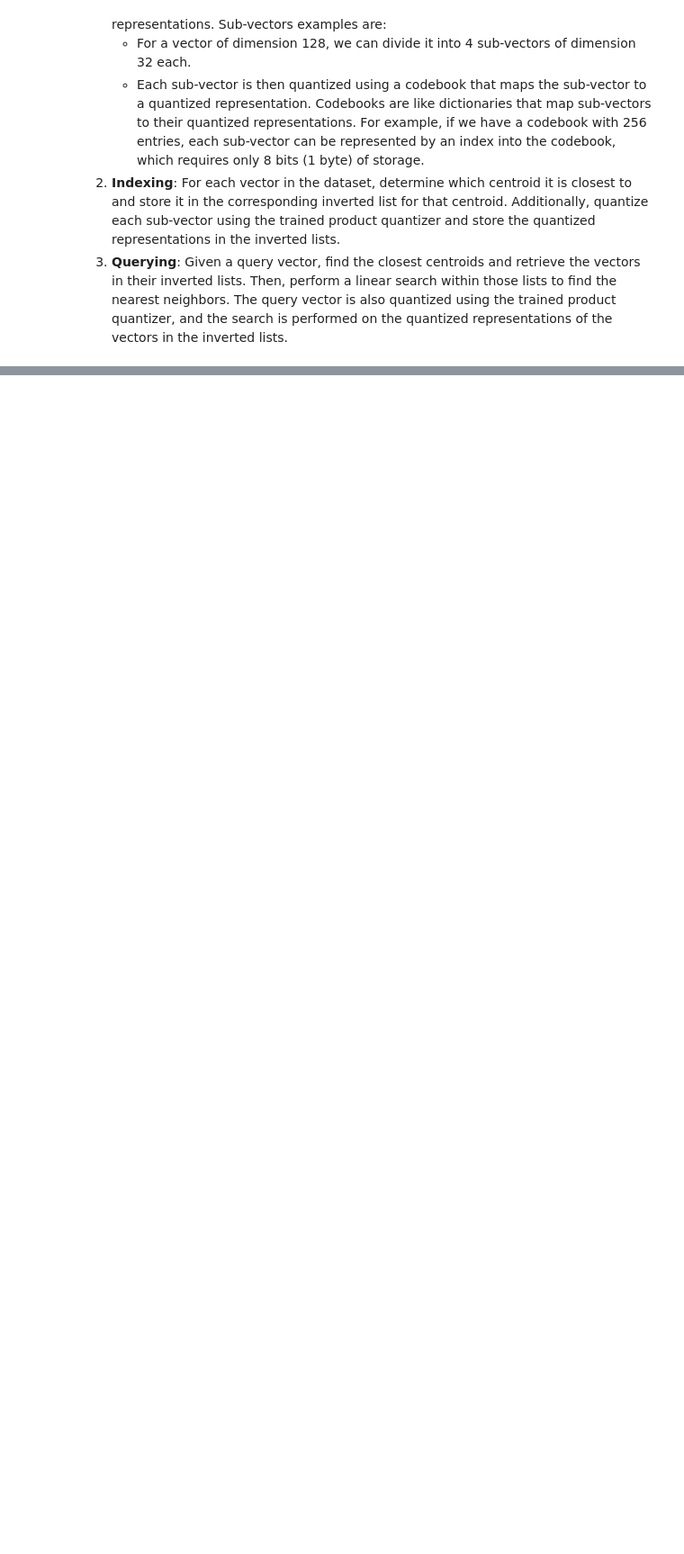
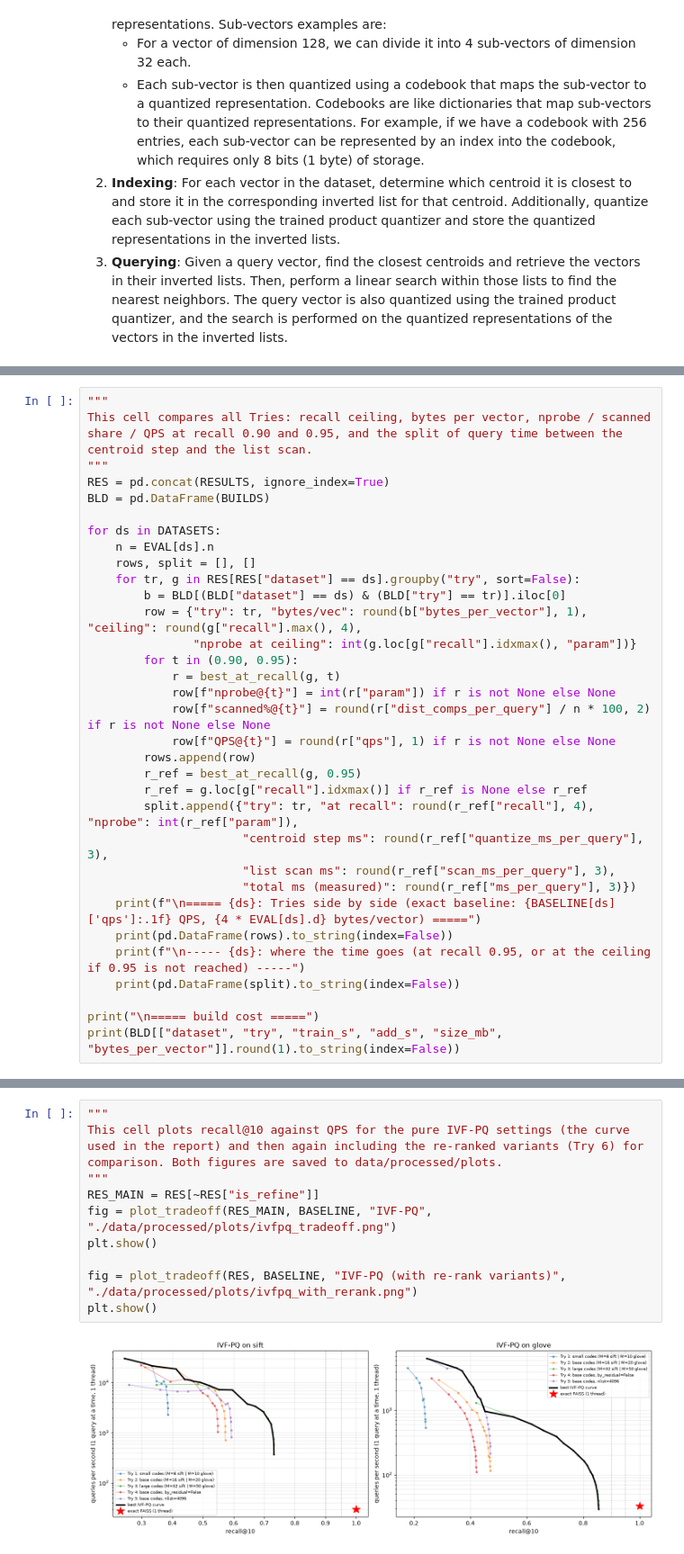
Before and after one commit to Dra9on-7/A3, a Jupyter notebook: IVF-PQ.ipynb, the cells around one changed output, grey strips where cells are left out. Shown at 90% size. Cells and saved outputs as stored; diff of their text form; blank space fills up the shorter version.

```diff
--- a/IVF-PQ.ipynb
+++ b/IVF-PQ.ipynb
@@ -18,0 +427,33 @@ Codebooks are like dictionaries that map sub-vectors to their quantized represen
+# %%
+"""
+This cell compares all Tries: recall ceiling, bytes per vector, nprobe / scanned share / QPS at recall 0.90 and 0.95, and the split of query time between the centroid step and the list scan.
+"""
+RES = pd.concat(RESULTS, ignore_index=True)
+BLD = pd.DataFrame(BUILDS)
+
+for ds in DATASETS:
+    n = EVAL[ds].n
+    rows, split = [], []
+    for tr, g in RES[RES["dataset"] == ds].groupby("try", sort=False):
+        b = BLD[(BLD["dataset"] == ds) & (BLD["try"] == tr)].iloc[0]
+        row = {"try": tr, "bytes/vec": round(b["bytes_per_vector"], 1), "ceiling": round(g["recall"].max(), 4),
+               "nprobe at ceiling": int(g.loc[g["recall"].idxmax(), "param"])}
+        for t in (0.90, 0.95):
+            r = best_at_recall(g, t)
+            row[f"nprobe@{t}"] = int(r["param"]) if r is not None else None
+            row[f"scanned%@{t}"] = round(r["dist_comps_per_query"] / n * 100, 2) if r is not None else None
+            row[f"QPS@{t}"] = round(r["qps"], 1) if r is not None else None
+        rows.append(row)
+        r_ref = best_at_recall(g, 0.95)
+        r_ref = g.loc[g["recall"].idxmax()] if r_ref is None else r_ref
+        split.append({"try": tr, "at recall": round(r_ref["recall"], 4), "nprobe": int(r_ref["param"]),
+                      "centroid step ms": round(r_ref["quantize_ms_per_query"], 3),
+                      "list scan ms": round(r_ref["scan_ms_per_query"], 3),
+                      "total ms (measured)": round(r_ref["ms_per_query"], 3)})
+    print(f"\n===== {ds}: Tries side by side (exact baseline: {BASELINE[ds]['qps']:.1f} QPS, {4 * EVAL[ds].d} bytes/vector) =====")
+    print(pd.DataFrame(rows).to_string(index=False))
+    print(f"\n----- {ds}: where the time goes (at recall 0.95, or at the ceiling if 0.95 is not reached) -----")
+    print(pd.DataFrame(split).to_string(index=False))
+
+print("\n===== build cost =====")
+print(BLD[["dataset", "try", "train_s", "add_s", "size_mb", "bytes_per_vector"]].round(1).to_string(index=False))
@@ -18,0 +482,12 @@ Codebooks are like dictionaries that map sub-vectors to their quantized represen
+# %%
+"""
+This cell plots recall@10 against QPS for the pure IVF-PQ settings (the curve used in the report) and then again including the re-ranked variants (Try 6) for comparison. Both figures are saved to data/processed/plots.
+"""
+RES_MAIN = RES[~RES["is_refine"]]
+fig = plot_tradeoff(RES_MAIN, BASELINE, "IVF-PQ", "./data/processed/plots/ivfpq_tradeoff.png")
+plt.show()
+
+fig = plot_tradeoff(RES, BASELINE, "IVF-PQ (with re-rank variants)", "./data/processed/plots/ivfpq_with_rerank.png")
+plt.show()
+# %% [output]
+[figure, added]
```
Also changed, not shown: parts of 25 cells of this notebook, 3 other files.
